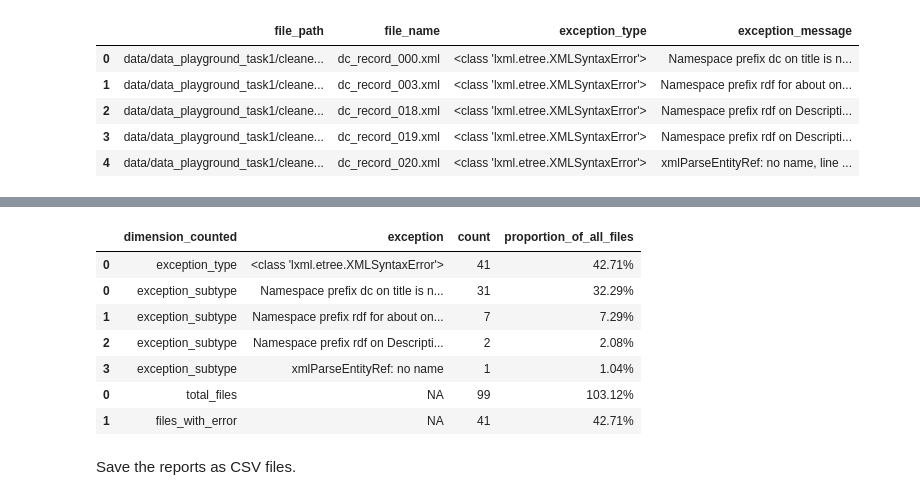
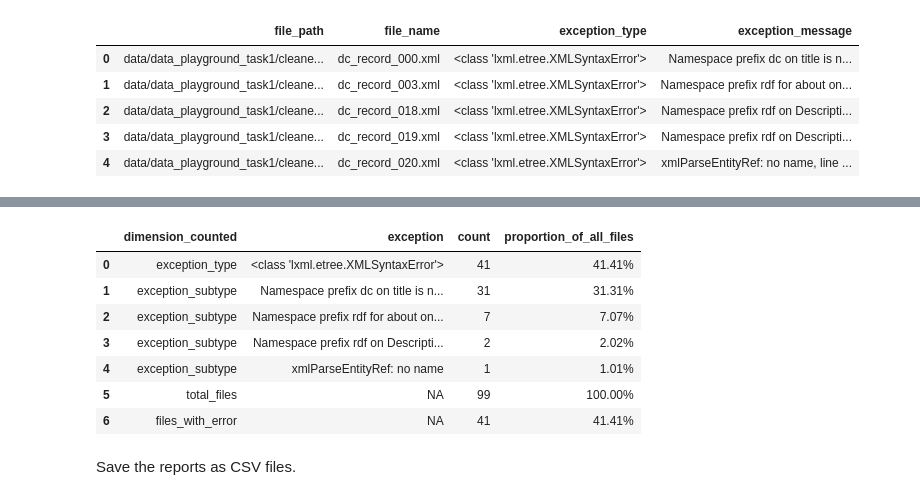
Before and after one commit to thegoose20/lada-eval, a Jupyter notebook: evaluation.ipynb, the cells around one changed output, grey strips where cells are left out. Cells and saved outputs as stored; diff of their text form; code cells hidden in the pictures.

Commit message:
Updated xml error report to reflect corrections

```diff
--- a/evaluation.ipynb
+++ b/evaluation.ipynb
@@ -114,7 +114,8 @@ dublin_file_paths += [dublin_p1_dir+f for f in dublin_files_p1]
 dublin_files_p3 = [f for f in os.listdir(dublin_p3_dir) if f.endswith(".xml")]
 dublin_file_paths += [dublin_p3_dir+f for f in dublin_files_p3]
 dublin_file_paths.sort()
-print("Total Dublin Core XML files:", len(dublin_file_paths))
+total_dcxml_files = len(dublin_file_paths)
+print("Total Dublin Core XML files:", total_dcxml_files)
 # %% [output]
 Total Dublin Core XML files: 99
 # %% [markdown]
@@ -192,21 +193,22 @@ totals_report = pd.DataFrame({
     })
 # %%
 xml_report = pd.concat([type_report, subtype_report, totals_report])
-proportions = (xml_report[["count"]]/96).values
+proportions = (xml_report[["count"]]/total_dcxml_files).values
 percentages = [f"{proportion[0]*100:.2f}%" for proportion in proportions]
 # print(proportions)
 # print(percentages)
 xml_report.insert(len(xml_report.columns), "proportion_of_all_files", percentages)
+xml_report = xml_report.reset_index().drop(columns=["index"])
 xml_report
 # %% [output]
 |  | dimension_counted | exception | count | proportion_of_all_files |
-| 0 | exception_type | <class 'lxml.etree.XMLSyntaxError'> | 41 | 42.71% |
-| 0 | exception_subtype | Namespace prefix dc on title is n... | 31 | 32.29% |
-| 1 | exception_subtype | Namespace prefix rdf for about on... | 7 | 7.29% |
-| 2 | exception_subtype | Namespace prefix rdf on Descripti... | 2 | 2.08% |
-| 3 | exception_subtype | xmlParseEntityRef: no name | 1 | 1.04% |
-| 0 | total_files | NA | 99 | 103.12% |
-| 1 | files_with_error | NA | 41 | 42.71% |
+| 0 | exception_type | <class 'lxml.etree.XMLSyntaxError'> | 41 | 41.41% |
+| 1 | exception_subtype | Namespace prefix dc on title is n... | 31 | 31.31% |
+| 2 | exception_subtype | Namespace prefix rdf for about on... | 7 | 7.07% |
+| 3 | exception_subtype | Namespace prefix rdf on Descripti... | 2 | 2.02% |
+| 4 | exception_subtype | xmlParseEntityRef: no name | 1 | 1.01% |
+| 5 | total_files | NA | 99 | 100.00% |
+| 6 | files_with_error | NA | 41 | 41.41% |
 # %% [markdown]
 Save the reports as CSV files.
 # %%
```
Also changed, not shown: parts of 4 cells of this notebook.
